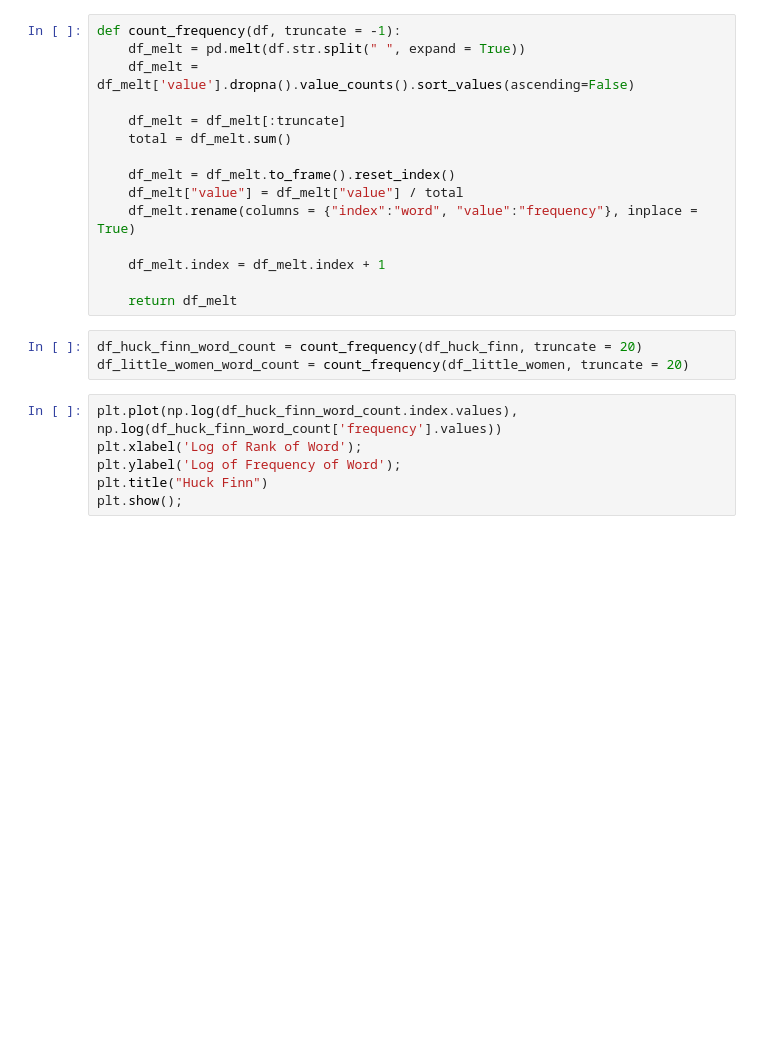
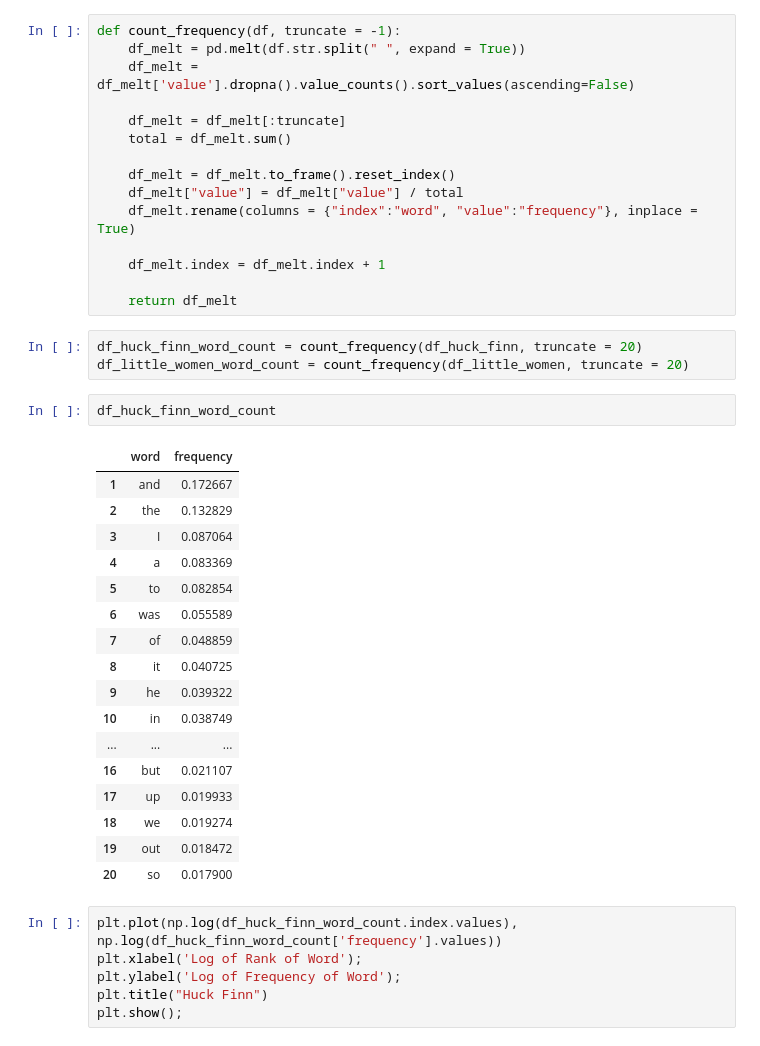
Before and after one commit to mrxiahuren/DS-UA-112-Spring-2020-Public, a Jupyter notebook: lecture/week7/week7-lec1-demo.ipynb, the cells around one changed output. Drawn from its saved outputs; the diff is of its cells as text; blank space fills up the shorter version.

```diff
--- a/lecture/week7/week7-lec1-demo.ipynb
+++ b/lecture/week7/week7-lec1-demo.ipynb
@@ -361,6 +361,26 @@ def count_frequency(df, truncate = -1):
 # %%
 df_huck_finn_word_count = count_frequency(df_huck_finn, truncate = 20)
 df_little_women_word_count = count_frequency(df_little_women, truncate = 20)
+# %%
+df_huck_finn_word_count
+# %% [output]
+|  | word | frequency |
+| 1 | and | 0.172667 |
+| 2 | the | 0.132829 |
+| 3 | I | 0.087064 |
+| 4 | a | 0.083369 |
+| 5 | to | 0.082854 |
+| 6 | was | 0.055589 |
+| 7 | of | 0.048859 |
+| 8 | it | 0.040725 |
+| 9 | he | 0.039322 |
+| 10 | in | 0.038749 |
+| ... | ... | ... |
+| 16 | but | 0.021107 |
+| 17 | up | 0.019933 |
+| 18 | we | 0.019274 |
+| 19 | out | 0.018472 |
+| 20 | so | 0.017900 |
 # %%
 plt.plot(np.log(df_huck_finn_word_count.index.values), np.log(df_huck_finn_word_count['frequency'].values))
 plt.xlabel('Log of Rank of Word');
```
Also changed, not shown: parts of 4 cells of this notebook.
